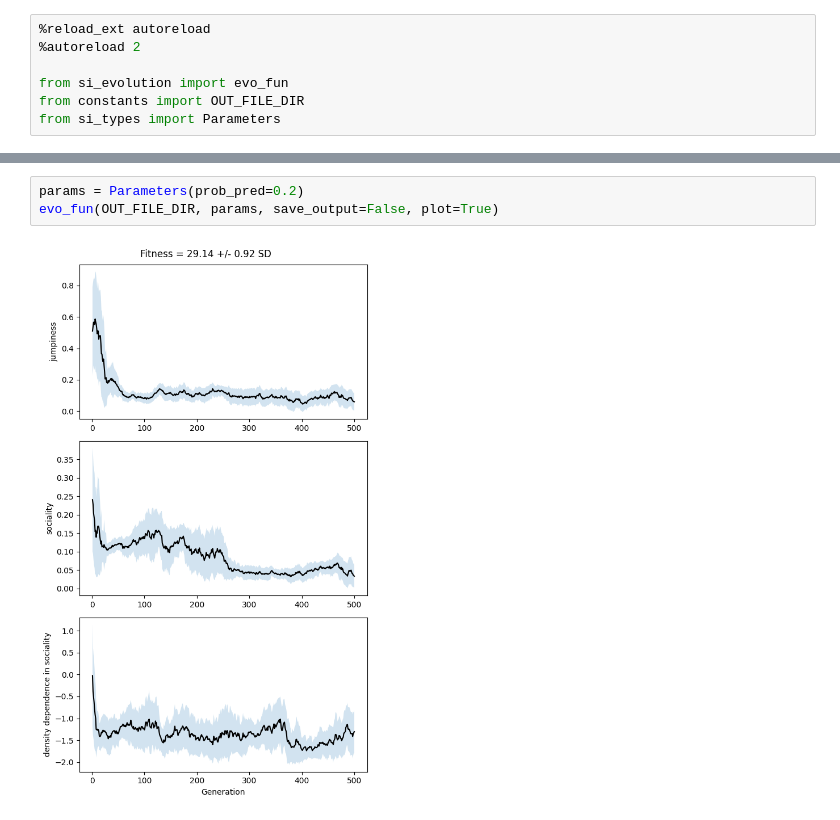
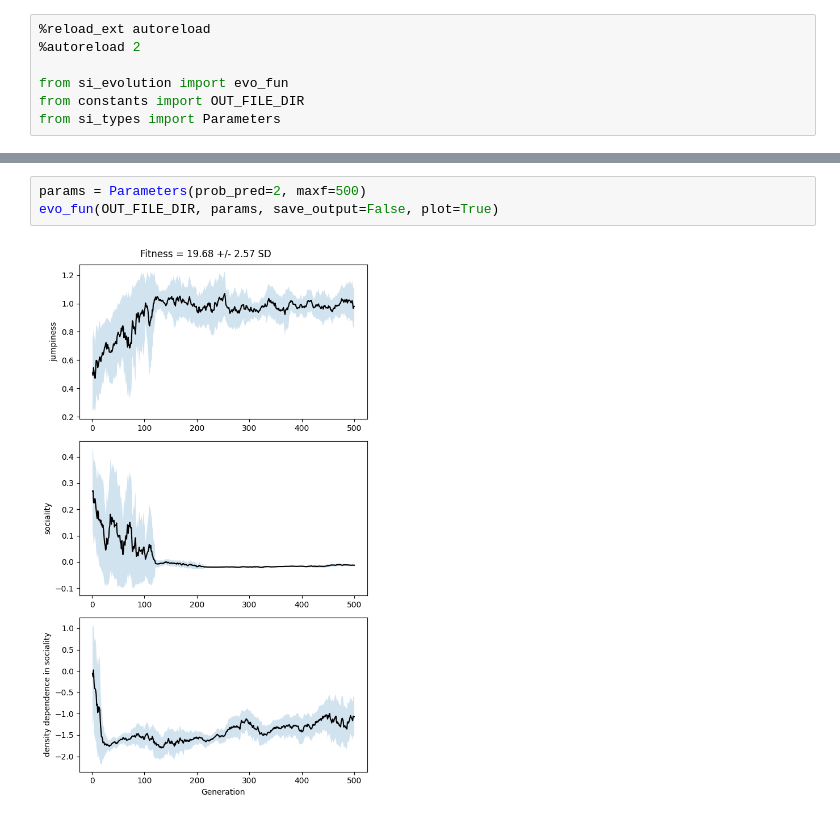
Before and after one commit to vivian-m-li/si_evolution, a Jupyter notebook: run_simulations.ipynb, the cells around one changed output, grey strips where cells are left out. Cells and saved outputs as stored; diff of their text form.

```diff
--- a/run_simulations.ipynb
+++ b/run_simulations.ipynb
@@ -13,5 +13,5 @@ evo_fun(OUT_FILE_DIR, params, save_output=False, plot=True)
 # %%
-params = Parameters(prob_pred=0.2)
+params = Parameters(prob_pred=2, maxf=500)
 evo_fun(OUT_FILE_DIR, params, save_output=False, plot=True)
 # %% [output]
-[figure, old version]
+[figure, new version]
```
Also changed, not shown: parts of 1 cell of this notebook, 3 other files.
